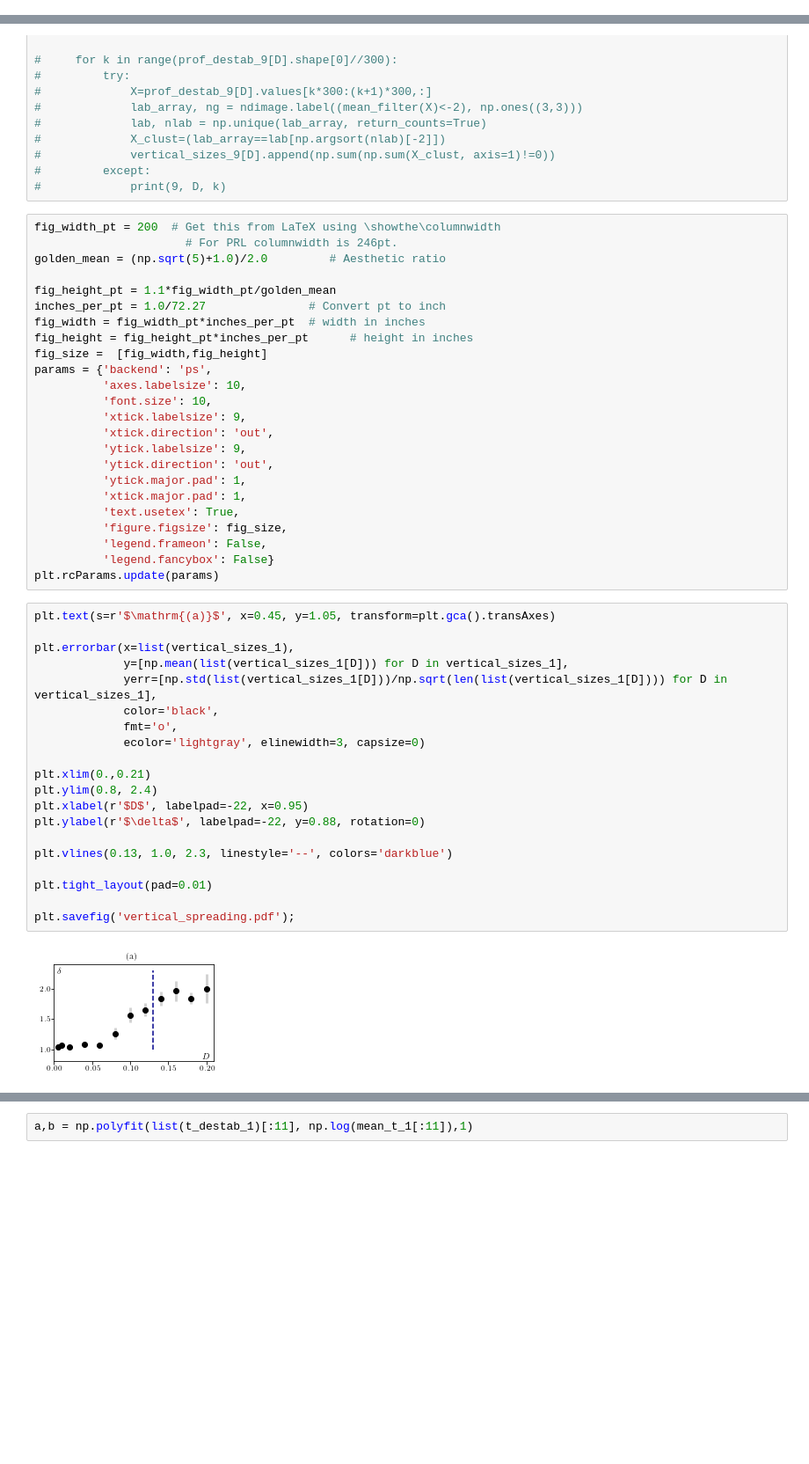
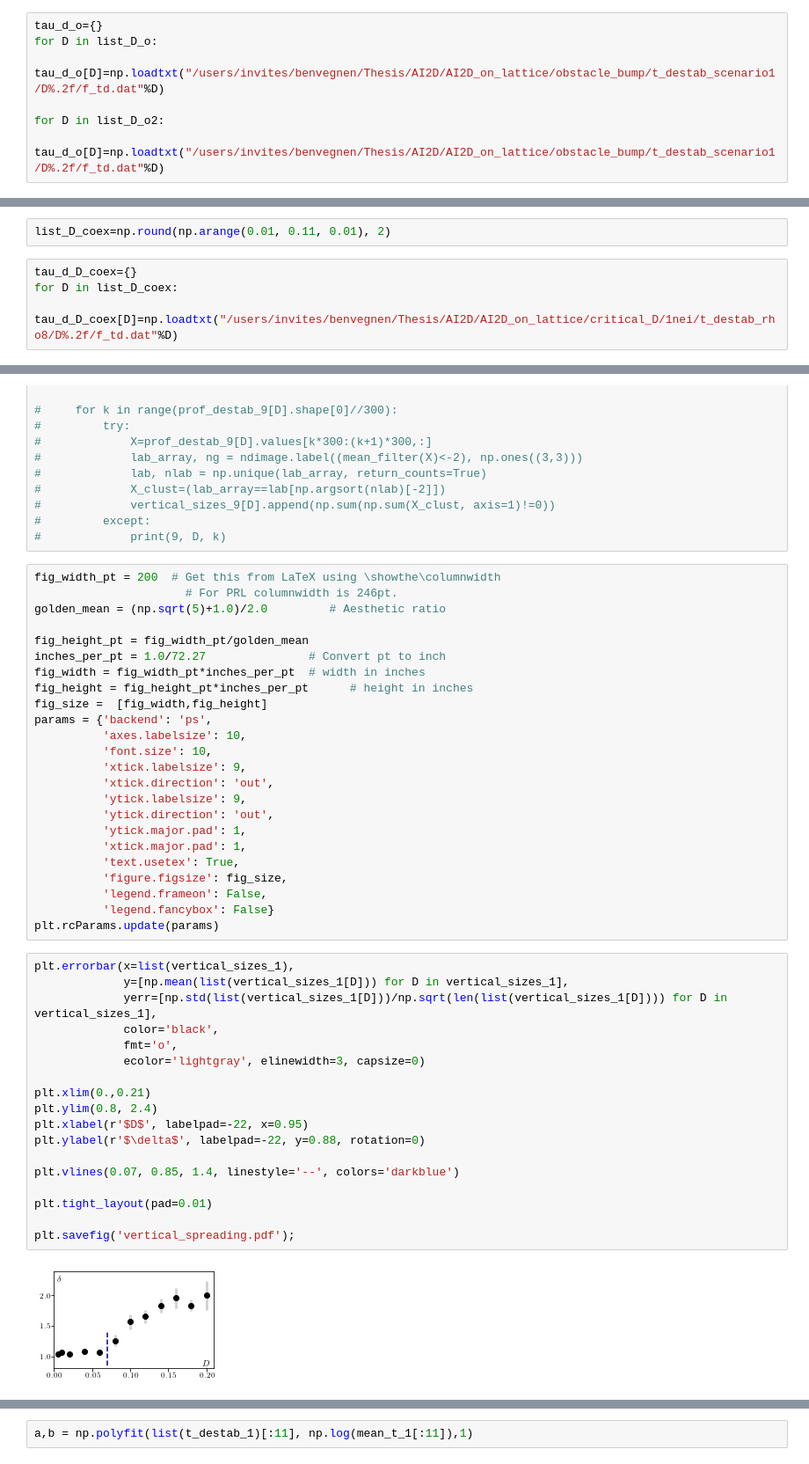
Before and after one commit to BrieucB/AI2d, a Jupyter notebook: AI2D_on_lattice/destab/destab_thesis.ipynb, the cells around one changed output, grey strips where cells are left out. Shown: that part at 88% size. Saved outputs shown, nothing was run; the diff lists cells and outputs as text; blank space fills up the shorter version.

```diff
--- a/AI2D_on_lattice/destab/destab_thesis.ipynb
+++ b/AI2D_on_lattice/destab/destab_thesis.ipynb
@@ -36,0 +58,7 @@ mpl.rcParams['axes.prop_cycle'] = mpl.cycler(color=[plt.get_cmap('Dark2')(a) for
+# %%
+tau_d_o={}
+for D in list_D_o:
+    tau_d_o[D]=np.loadtxt("/users/invites/benvegnen/Thesis/AI2D/AI2D_on_lattice/obstacle_bump/t_destab_scenario1/D%.2f/f_td.dat"%D)
+
+for D in list_D_o2:
+    tau_d_o[D]=np.loadtxt("/users/invites/benvegnen/Thesis/AI2D/AI2D_on_lattice/obstacle_bump/t_destab_scenario1/D%.2f/f_td.dat"%D)
@@ -36,0 +122,6 @@ mpl.rcParams['axes.prop_cycle'] = mpl.cycler(color=[plt.get_cmap('Dark2')(a) for
+# %%
+list_D_coex=np.round(np.arange(0.01, 0.11, 0.01), 2)
+# %%
+tau_d_D_coex={}
+for D in list_D_coex:
+    tau_d_D_coex[D]=np.loadtxt("/users/invites/benvegnen/Thesis/AI2D/AI2D_on_lattice/critical_D/1nei/t_destab_rho8/D%.2f/f_td.dat"%D)
@@ -607,7 +791,7 @@ fig_width_pt = 200  # Get this from LaTeX using \showthe\columnwidth
                       # For PRL columnwidth is 246pt.
 golden_mean = (np.sqrt(5)+1.0)/2.0         # Aesthetic ratio
 
-fig_height_pt = 1.1*fig_width_pt/golden_mean
+fig_height_pt = fig_width_pt/golden_mean
 inches_per_pt = 1.0/72.27               # Convert pt to inch
 fig_width = fig_width_pt*inches_per_pt  # width in inches
 fig_height = fig_height_pt*inches_per_pt      # height in inches
@@ -627,24 +811,22 @@ params = {'backend': 'ps',
           'legend.fancybox': False}
 plt.rcParams.update(params)
 # %%
-plt.text(s=r'$\mathrm{(a)}$', x=0.45, y=1.05, transform=plt.gca().transAxes)
-
 plt.errorbar(x=list(vertical_sizes_1),
              y=[np.mean(list(vertical_sizes_1[D])) for D in vertical_sizes_1],
              yerr=[np.std(list(vertical_sizes_1[D]))/np.sqrt(len(list(vertical_sizes_1[D]))) for D in vertical_sizes_1],
              color='black',
              fmt='o',
              ecolor='lightgray', elinewidth=3, capsize=0)
 
 plt.xlim(0.,0.21)
 plt.ylim(0.8, 2.4)
 plt.xlabel(r'$D$', labelpad=-22, x=0.95)
 plt.ylabel(r'$\delta$', labelpad=-22, y=0.88, rotation=0)
 
-plt.vlines(0.13, 1.0, 2.3, linestyle='--', colors='darkblue')
+plt.vlines(0.07, 0.85, 1.4, linestyle='--', colors='darkblue')
 
 plt.tight_layout(pad=0.01)
 
 plt.savefig('vertical_spreading.pdf');
 # %% [output]
-[figure, old version]
+[figure, new version]
```
Also changed, not shown: parts of 50 cells of this notebook, 18 other files.
